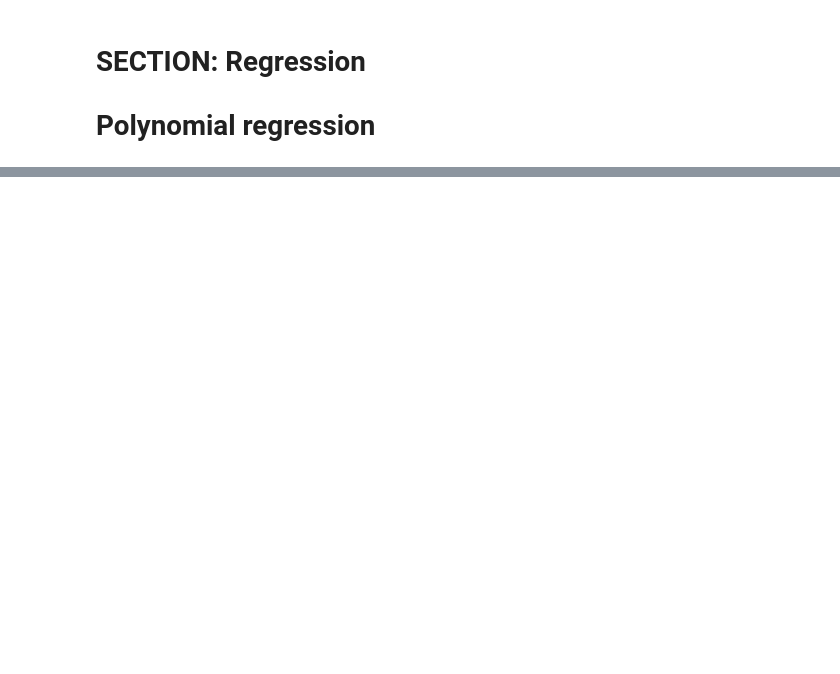
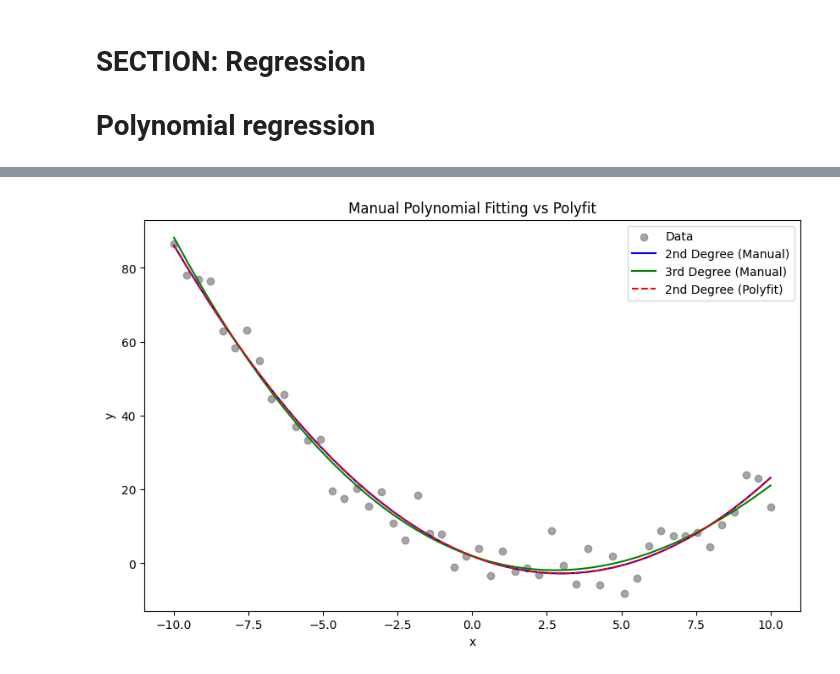
Before and after one commit to SiracencoSerghei/Statistics_and_ML, a Jupyter notebook: 3.0_regression/stats_regression_polynomialRegression.ipynb, the cells around one changed output, grey strips where cells are left out. Drawn from its saved outputs; the diff is of its cells as text; code cells hidden in the pictures; blank space fills up the shorter version.

Commit message:
Polynomial design matrix

```diff
--- a/3.0_regression/stats_regression_polynomialRegression.ipynb
+++ b/3.0_regression/stats_regression_polynomialRegression.ipynb
@@ -100,0 +104,50 @@ plt.show()
+# %%
+
+# Step 1: Generate sample data
+np.random.seed(42)  # For reproducibility
+x = np.linspace(-10, 10, 50)  # 50 evenly spaced points
+y = 0.5 * x**2 - 3 * x + 4 + np.random.normal(0, 5, size=x.shape)  # Quadratic data with noise
+
+# Step 2: Create the design matrix function
+def design_matrix(x, degree):
+    """Creates a design matrix for a polynomial of given degree."""
+    return np.vstack([x**i for i in range(degree + 1)]).T
+
+# Step 3: Fit the model manually
+def fit_polynomial(x, y, degree):
+    """Fits a polynomial of given degree to data."""
+    X = design_matrix(x, degree)  # Create the design matrix
+    coefficients = np.linalg.pinv(X) @ y  # Solve for coefficients using pseudo-inverse
+    return coefficients
+
+# Step 4: Predict values
+def predict(x, coefficients):
+    """Predicts y values given x and polynomial coefficients."""
+    X = design_matrix(x, len(coefficients) - 1)
+    return X @ coefficients
+
+# Fit a 2nd-degree polynomial
+coeff_2nd = fit_polynomial(x, y, degree=2)
+yhat_2nd = predict(x, coeff_2nd)
+
+# Fit a 3rd-degree polynomial
+coeff_3rd = fit_polynomial(x, y, degree=3)
+yhat_3rd = predict(x, coeff_3rd)
+
+# Step 5: Compare with numpy.polyfit and polyval
+coeff_polyfit = np.polyfit(x, y, 2)
+yhat_polyfit = np.polyval(coeff_polyfit, x)
+
+# Step 6: Plot results
+plt.figure(figsize=(10, 6))
+plt.scatter(x, y, color='gray', label='Data', alpha=0.7)
+plt.plot(x, yhat_2nd, label='2nd Degree (Manual)', color='blue')
+plt.plot(x, yhat_3rd, label='3rd Degree (Manual)', color='green')
+plt.plot(x, yhat_polyfit, '--', label='2nd Degree (Polyfit)', color='red')
+plt.xlabel('x')
+plt.ylabel('y')
+plt.title('Manual Polynomial Fitting vs Polyfit')
+plt.legend()
+plt.show()
+# %% [output]
+[figure, added]
```
Also changed, not shown: parts of 8 cells of this notebook.
